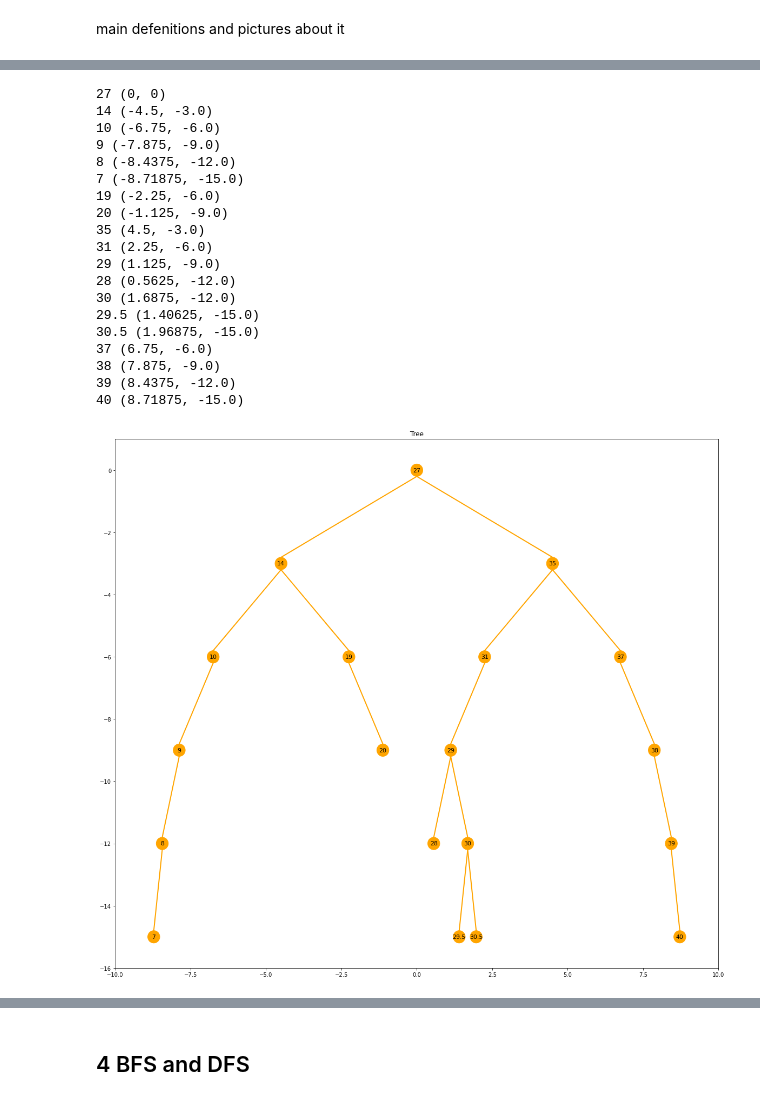
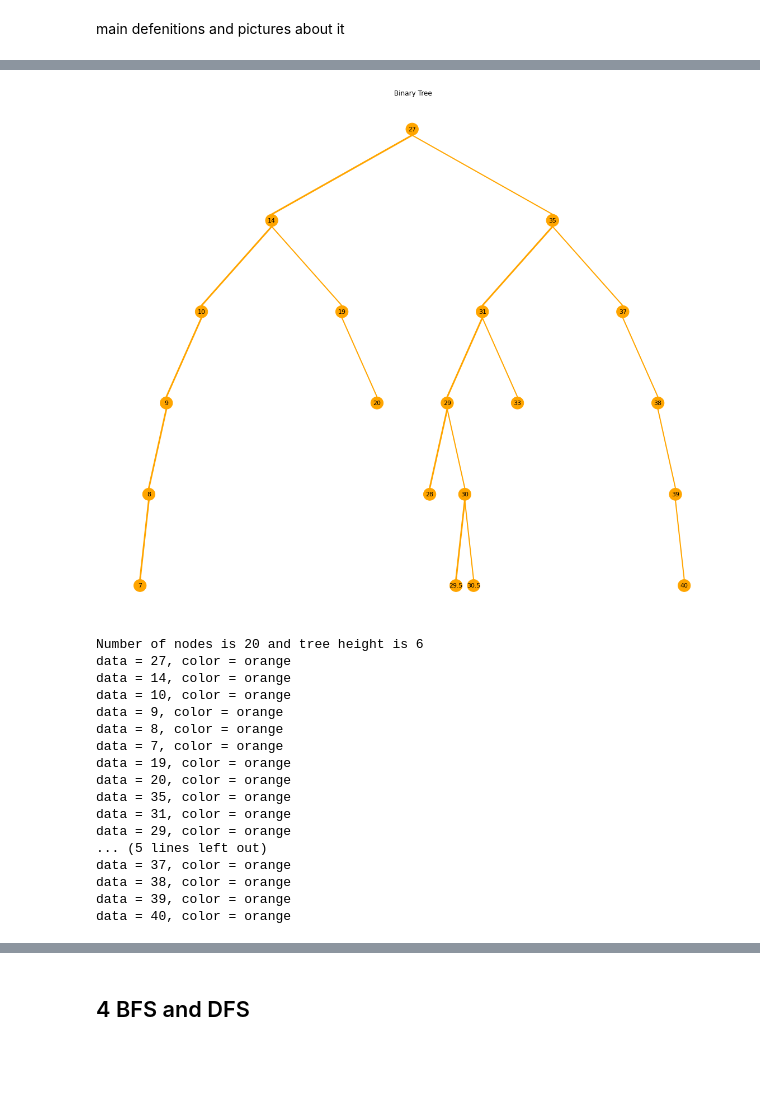
Before and after one commit to bondaleksey/in-few-words-about, a Jupyter notebook: tree-search-BFS-DFS/Trees-BFS-DFS.ipynb, the cells around one changed output, grey strips where cells are left out. Saved outputs shown, nothing was run; the diff lists cells and outputs as text; code cells hidden in the pictures; blank space fills up the shorter version.

Commit message:
add BFS and DFS draw fuctions

```diff
--- a/tree-search-BFS-DFS/Trees-BFS-DFS.ipynb
+++ b/tree-search-BFS-DFS/Trees-BFS-DFS.ipynb
@@ -228,34 +307,42 @@ root.draw_from_root()
 # %%
-root.insert(9)
-root.insert(8)
-root.insert(7)
-root.insert(38)
-root.insert(39)
-root.insert(40)
-root.insert(20)
-root.insert(30)
-root.insert(28)
-root.insert(30.5)
-root.insert(29.5)
-root.draw_from_root()
+tree = Tree(27)
+tree.add_node(14)
+tree.add_node(35)
+tree.add_node(31)
+tree.add_node(10)
+tree.add_node(19)
+tree.add_node(29)
+tree.add_node(37)
+tree.add_node(33)
+tree.add_node(9)
+tree.add_node(8)
+tree.add_node(7)
+tree.add_node(38)
+tree.add_node(39)
+tree.add_node(40)
+tree.add_node(20)
+tree.add_node(30)
+tree.add_node(28)
+tree.add_node(30.5)
+tree.add_node(29.5)
+tree.draw_tree()
+tree.print_tree()
 # %% [output]
+[figure, new version]
-27 (0, 0)
-14 (-4.5, -3.0)
-10 (-6.75, -6.0)
-9 (-7.875, -9.0)
-8 (-8.4375, -12.0)
-7 (-8.71875, -15.0)
-19 (-2.25, -6.0)
-20 (-1.125, -9.0)
-35 (4.5, -3.0)
-31 (2.25, -6.0)
-29 (1.125, -9.0)
-28 (0.5625, -12.0)
-30 (1.6875, -12.0)
-29.5 (1.40625, -15.0)
-30.5 (1.96875, -15.0)
-37 (6.75, -6.0)
-38 (7.875, -9.0)
-39 (8.4375, -12.0)
-40 (8.71875, -15.0)
+Number of nodes is 20 and tree height is 6
+data = 27, color = orange
+data = 14, color = orange
+data = 10, color = orange
+data = 9, color = orange
+data = 8, color = orange
+data = 7, color = orange
+data = 19, color = orange
+data = 20, color = orange
+data = 35, color = orange
+data = 31, color = orange
+data = 29, color = orange
+... (5 lines left out)
+data = 37, color = orange
+data = 38, color = orange
+data = 39, color = orange
+data = 40, color = orange
-[figure, old version]
```
Also changed, not shown: parts of 21 cells of this notebook.
